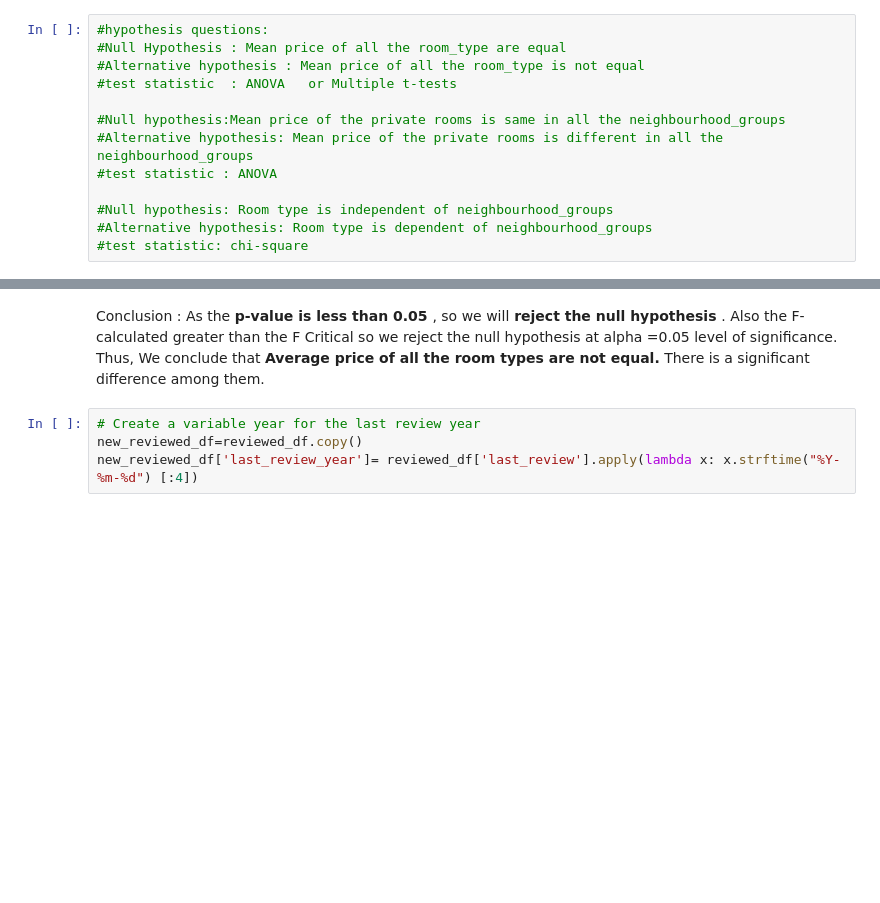
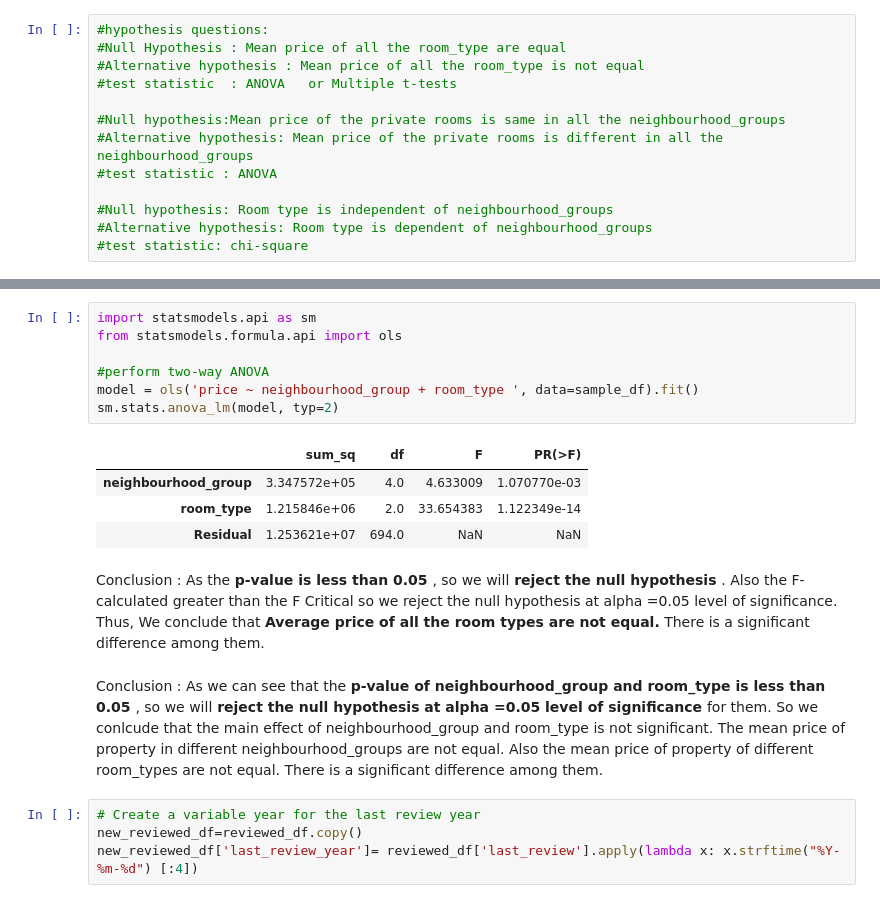
Before and after one commit to SuhelAnsari9272/Airbnb_booking_analysis, a Jupyter notebook: Md_Suhel_Ansari__Airbnb_Bookings_Analysis_Capstone_Project.ipynb, the cells around one changed output, grey strips where cells are left out. Drawn from its saved outputs; the diff is of its cells as text; blank space fills up the shorter version.

```diff
--- a/Md_Suhel_Ansari__Airbnb_Bookings_Analysis_Capstone_Project.ipynb
+++ b/Md_Suhel_Ansari__Airbnb_Bookings_Analysis_Capstone_Project.ipynb
@@ -637,6 +511,22 @@ anova_table
+# %%
+import statsmodels.api as sm
+from statsmodels.formula.api import ols
+
+#perform two-way ANOVA
+model = ols('price ~ neighbourhood_group + room_type ', data=sample_df).fit()
+sm.stats.anova_lm(model, typ=2)
+# %% [output]
+|  | sum_sq | df | F | PR(>F) |
+| neighbourhood_group | 3.347572e+05 | 4.0 | 4.633009 | 1.070770e-03 |
+| room_type | 1.215846e+06 | 2.0 | 33.654383 | 1.122349e-14 |
+| Residual | 1.253621e+07 | 694.0 | NaN | NaN |
 # %% [markdown]
 Conclusion : As the <b>  p-value is less than 0.05 </b> , so we will<b> reject the null hypothesis </b>. Also the F-calculated greater than the F Critical so we reject the null hypothesis at alpha =0.05 level of significance.
 Thus, We conclude that <b>  Average price of all the room types are not equal.</b> There is a significant difference among them.
+# %% [markdown]
+Conclusion : As we can see that the <b> p-value of neighbourhood_group and room_type is less than 0.05 </b> , so we will<b> reject the null hypothesis at alpha =0.05 level of significance </b> for them. So we conlcude that the main effect of neighbourhood_group and room_type is not significant.
+The mean price of property in different neighbourhood_groups are not equal. Also the mean price of property of different room_types are not equal.
+There is a significant difference among them.
 # %%
 # Create a variable year for the last review year
 new_reviewed_df=reviewed_df.copy()
```
Also changed, not shown: parts of 34 cells of this notebook.
